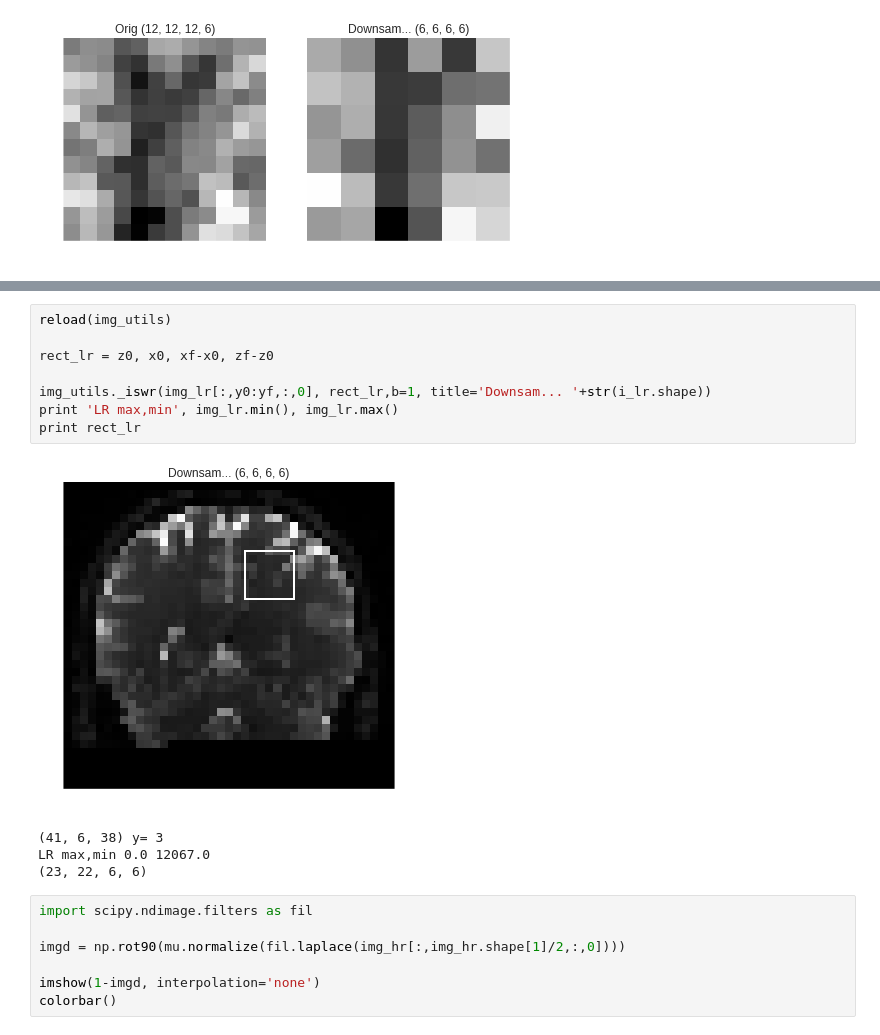
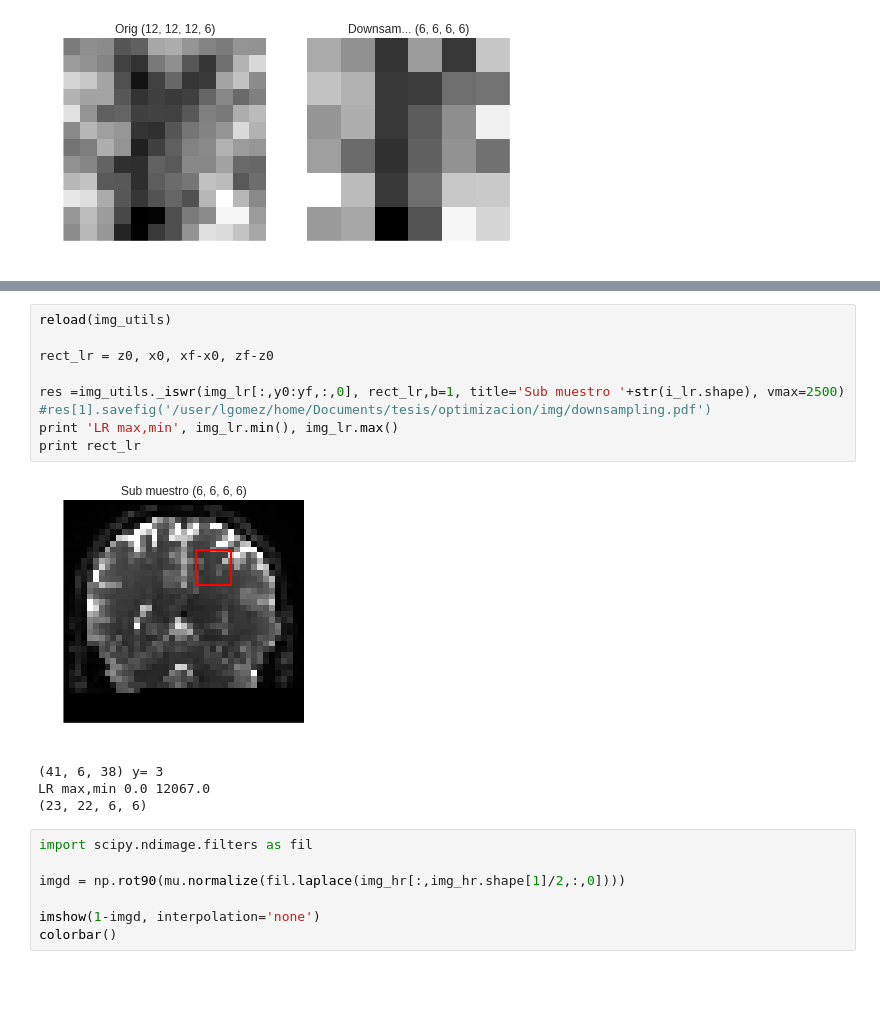
Before and after one commit to egomezsumma/iqt, a Jupyter notebook: Optimization ruido en trainin set y lr.ipynb, the cells around one changed output, grey strips where cells are left out. Saved outputs shown, nothing was run; the diff lists cells and outputs as text; blank space fills up the shorter version.

```diff
--- a/Optimization ruido en trainin set y lr.ipynb
+++ b/Optimization ruido en trainin set y lr.ipynb
@@ -87,13 +91,14 @@ HR max,min 0.0 13321.0
 # %%
 reload(img_utils)
 
 rect_lr = z0, x0, xf-x0, zf-z0
 
-img_utils._iswr(img_lr[:,y0:yf,:,0], rect_lr,b=1, title='Downsam... '+str(i_lr.shape))
+res =img_utils._iswr(img_lr[:,y0:yf,:,0], rect_lr,b=1, title='Sub muestro '+str(i_lr.shape), vmax=2500)
+#res[1].savefig('/user/lgomez/home/Documents/tesis/optimizacion/img/downsampling.pdf')
 print 'LR max,min', img_lr.min(), img_lr.max()
 print rect_lr
 # %% [output]
-[figure, old version]
+[figure, new version]
 (41, 6, 38) y= 3
 LR max,min 0.0 12067.0
 (23, 22, 6, 6)
```
Also changed, not shown: parts of 36 cells of this notebook, 32 other files.
